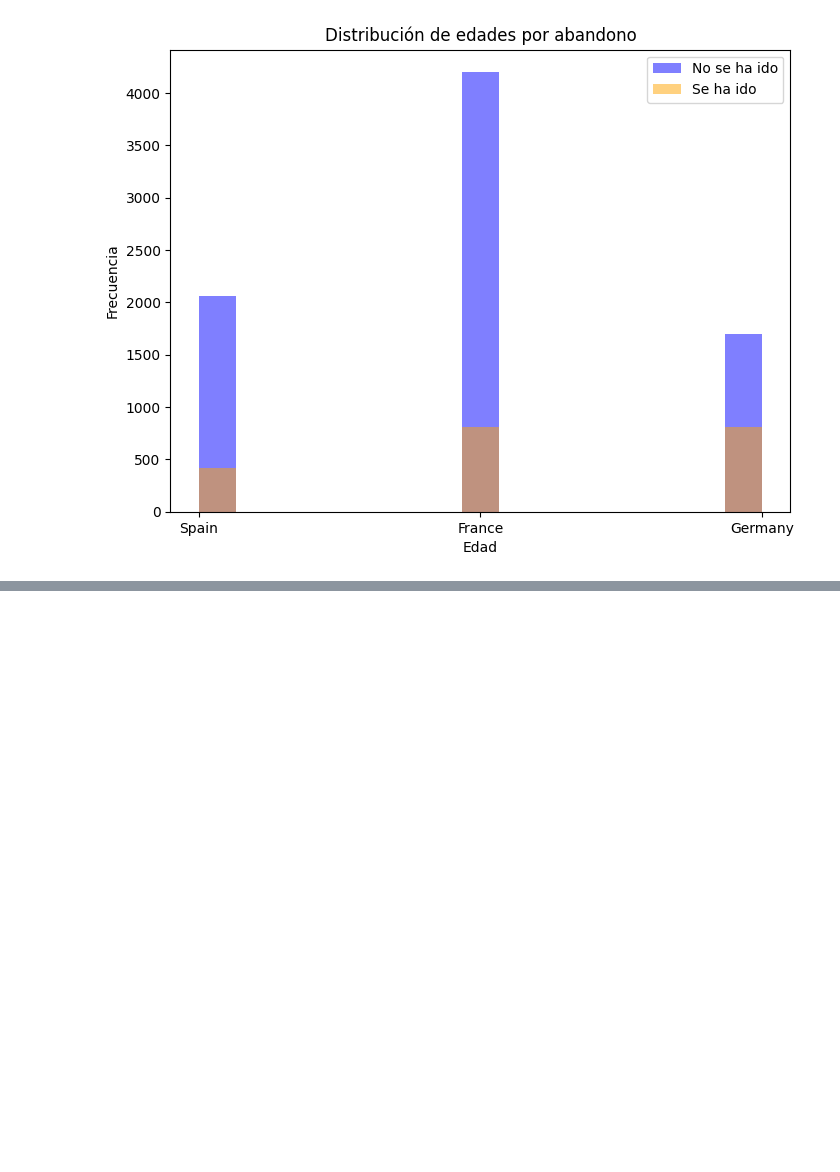
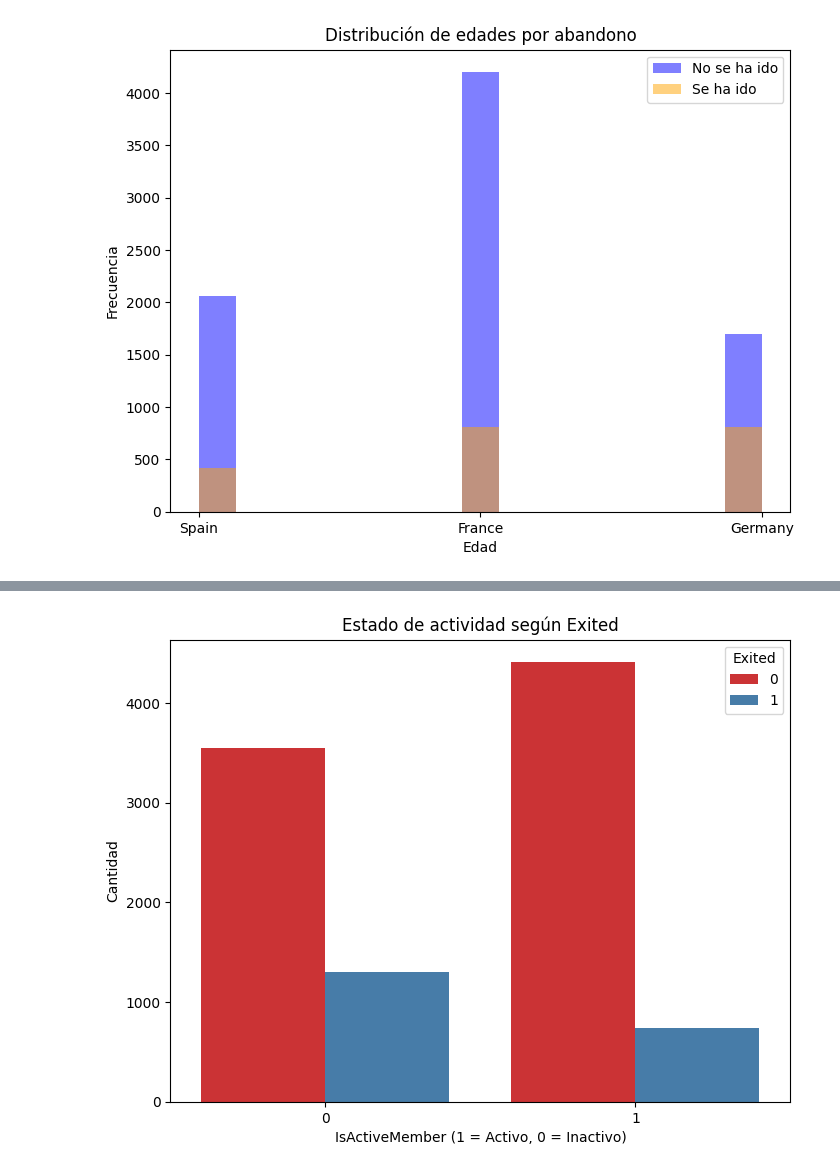
Before and after one commit to DJChincuini/Bank_Customer_Churn, a Jupyter notebook: EDA.ipynb, the cells around one changed output, grey strips where cells are left out. Saved outputs shown, nothing was run; the diff lists cells and outputs as text; code cells hidden in the pictures; blank space fills up the shorter version.

```diff
--- a/EDA.ipynb
+++ b/EDA.ipynb
@@ -121,0 +163,10 @@ plt.show()
+# %%
+plt.figure(figsize=(8, 6))
+sns.countplot(x='IsActiveMember', hue='Exited', data=df, palette='Set1')
+plt.title('Estado de actividad según Exited')
+plt.xlabel('IsActiveMember (1 = Activo, 0 = Inactivo)')
+plt.ylabel('Cantidad')
+plt.legend(title='Exited')
+plt.show()
+# %% [output]
+[figure, added]
```
Also changed, not shown: parts of 3 cells of this notebook.
